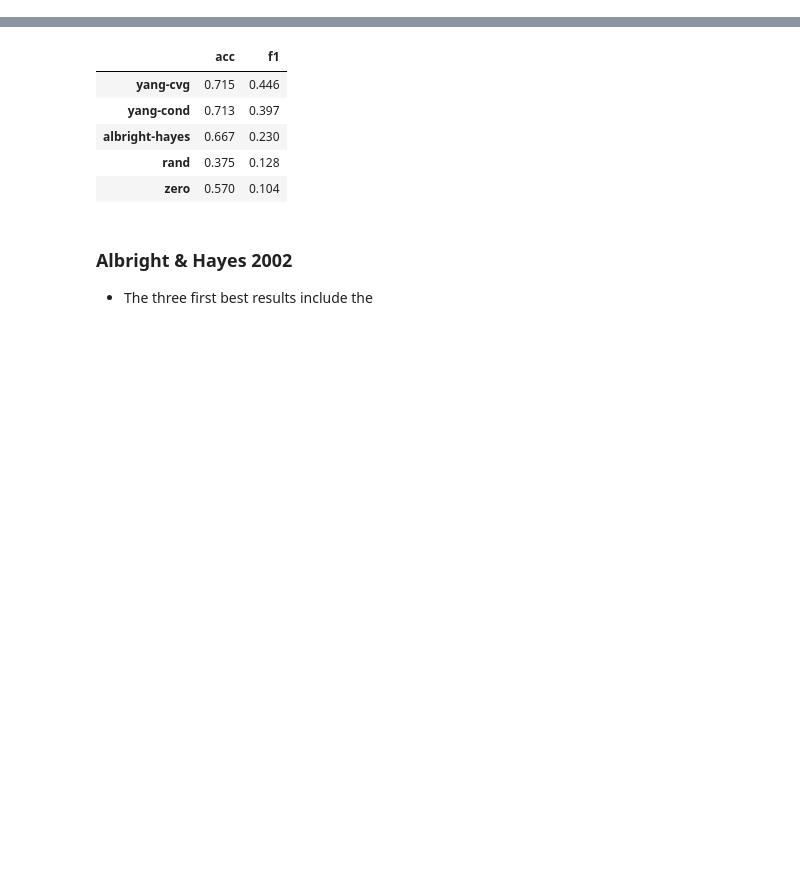
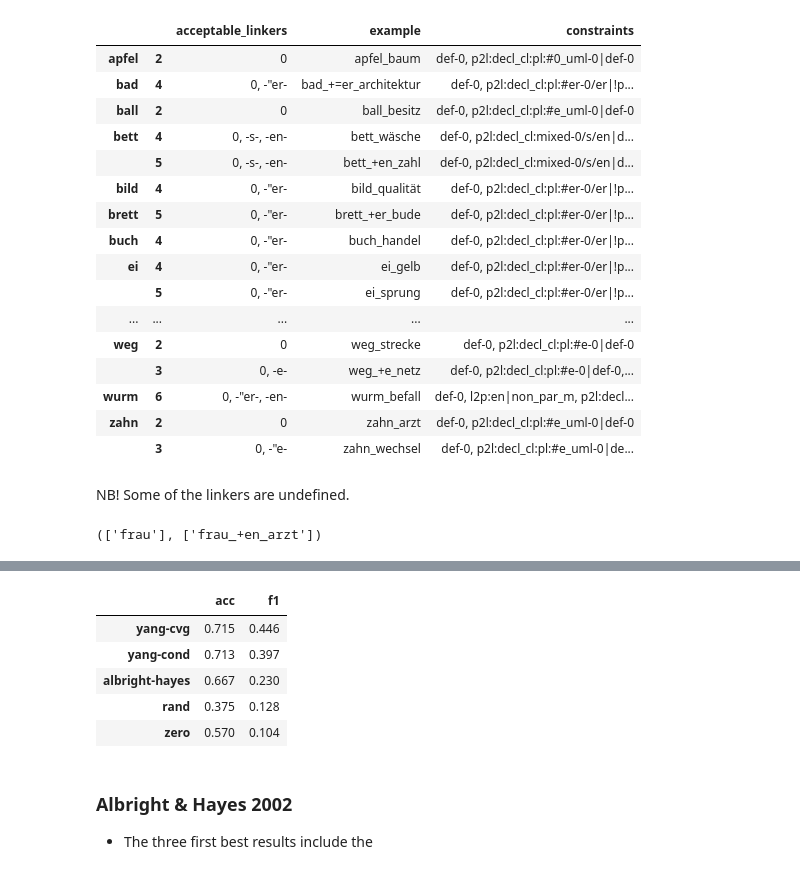
Before and after one commit to maxschmaltz/DieKonstraints, a Jupyter notebook: comp_modeling/inspect.ipynb, the cells around one changed output, grey strips where cells are left out. Cells and saved outputs as stored; diff of their text form; code cells hidden in the pictures; blank space fills up the shorter version.

```diff
--- a/comp_modeling/inspect.ipynb
+++ b/comp_modeling/inspect.ipynb
@@ -15,3 +17,6 @@ outdir = "out"
+# %%
+constr_path = "constraints/constraints_all_revised.yaml"
+constraints = load_constraints(constr_path)
 # %%
 with open("out/acceptable_linkers.json", encoding="utf-8") as i:
     acceptable_linkers_all = json.load(i)
@@ -82,0 +231,56 @@ plt.show()
+# %%
+def get_n1s_by_n_constr(n: int) -> List[str]:
+    indices = np.where(np.array(n_constr) == n)[0]
+    comps = np.array(
+        list(acceptable_linkers_all.keys())
+    )[indices].tolist()
+    n1s = [comp.split("_")[0] for comp in comps]
+    unique_n1s = list(set(n1s))
+    comp_examples = [comps[n1s.index(n1)] for n1 in unique_n1s]
+    return unique_n1s, comp_examples
+# %%
+geco2text = lambda linker: (
+    "-" + linker.replace("_", "").replace("+", "").replace("=", "\"") + "-"
+    if linker.count("_") == 2 else "0"
+)
+n_constr_df_data = {}
+for i in x_c:
+    n1s, examples = get_n1s_by_n_constr(i)
+    for n1, example in zip(n1s, examples):
+        acceptable_linkers = acceptable_linkers_all[example]
+        constrs_n1 = []
+        for constrs in acceptable_linkers.values():
+            constrs_n1.extend(constrs)
+        constrs_n1_str = ", ".join(sorted(constrs_n1))
+        accept_linkers_str = ", ".join(
+            geco2text(linker) for linker in acceptable_linkers.keys()
+        )
+        record = {
+            "acceptable_linkers": accept_linkers_str,
+            "example": example,
+            "constraints": constrs_n1_str
+        }
+        n_constr_df_data[(n1, i)] = record
+
+n_constr_df = pd.DataFrame(n_constr_df_data).T.sort_index()
+n_constr_df
+# %% [output]
+|  |  | acceptable_linkers | example | constraints |
+| apfel | 2 | 0 | apfel_baum | def-0, p2l:decl_cl:pl:#0_uml-0|def-0 |
+| bad | 4 | 0, -"er- | bad_+=er_architektur | def-0, p2l:decl_cl:pl:#er-0/er|!p... |
+| ball | 2 | 0 | ball_besitz | def-0, p2l:decl_cl:pl:#e_uml-0|def-0 |
+| bett | 4 | 0, -s-, -en- | bett_wäsche | def-0, p2l:decl_cl:mixed-0/s/en|d... |
+|  | 5 | 0, -s-, -en- | bett_+en_zahl | def-0, p2l:decl_cl:mixed-0/s/en|d... |
+| bild | 4 | 0, -"er- | bild_qualität | def-0, p2l:decl_cl:pl:#er-0/er|!p... |
+| brett | 5 | 0, -"er- | brett_+er_bude | def-0, p2l:decl_cl:pl:#er-0/er|!p... |
+| buch | 4 | 0, -"er- | buch_handel | def-0, p2l:decl_cl:pl:#er-0/er|!p... |
+| ei | 4 | 0, -"er- | ei_gelb | def-0, p2l:decl_cl:pl:#er-0/er|!p... |
+|  | 5 | 0, -"er- | ei_sprung | def-0, p2l:decl_cl:pl:#er-0/er|!p... |
+| ... | ... | ... | ... | ... |
+| weg | 2 | 0 | weg_strecke | def-0, p2l:decl_cl:pl:#e-0|def-0 |
+|  | 3 | 0, -e- | weg_+e_netz | def-0, p2l:decl_cl:pl:#e-0|def-0,... |
+| wurm | 6 | 0, -"er-, -en- | wurm_befall | def-0, l2p:en|non_par_m, p2l:decl... |
+| zahn | 2 | 0 | zahn_arzt | def-0, p2l:decl_cl:pl:#e_uml-0|def-0 |
+|  | 3 | 0, -"e- | zahn_wechsel | def-0, p2l:decl_cl:pl:#e_uml-0|de... |
+# %% [markdown]
+NB! Some of the linkers are undefined.
@@ -83,2 +290,4 @@ plt.show()
 # %%
-# warmth plot of types
+get_n1s_by_n_constr(1)
+# %% [output]
+(['frau'], ['frau_+en_arzt'])
```
Also changed, not shown: parts of 22 cells of this notebook, 3 other files.
